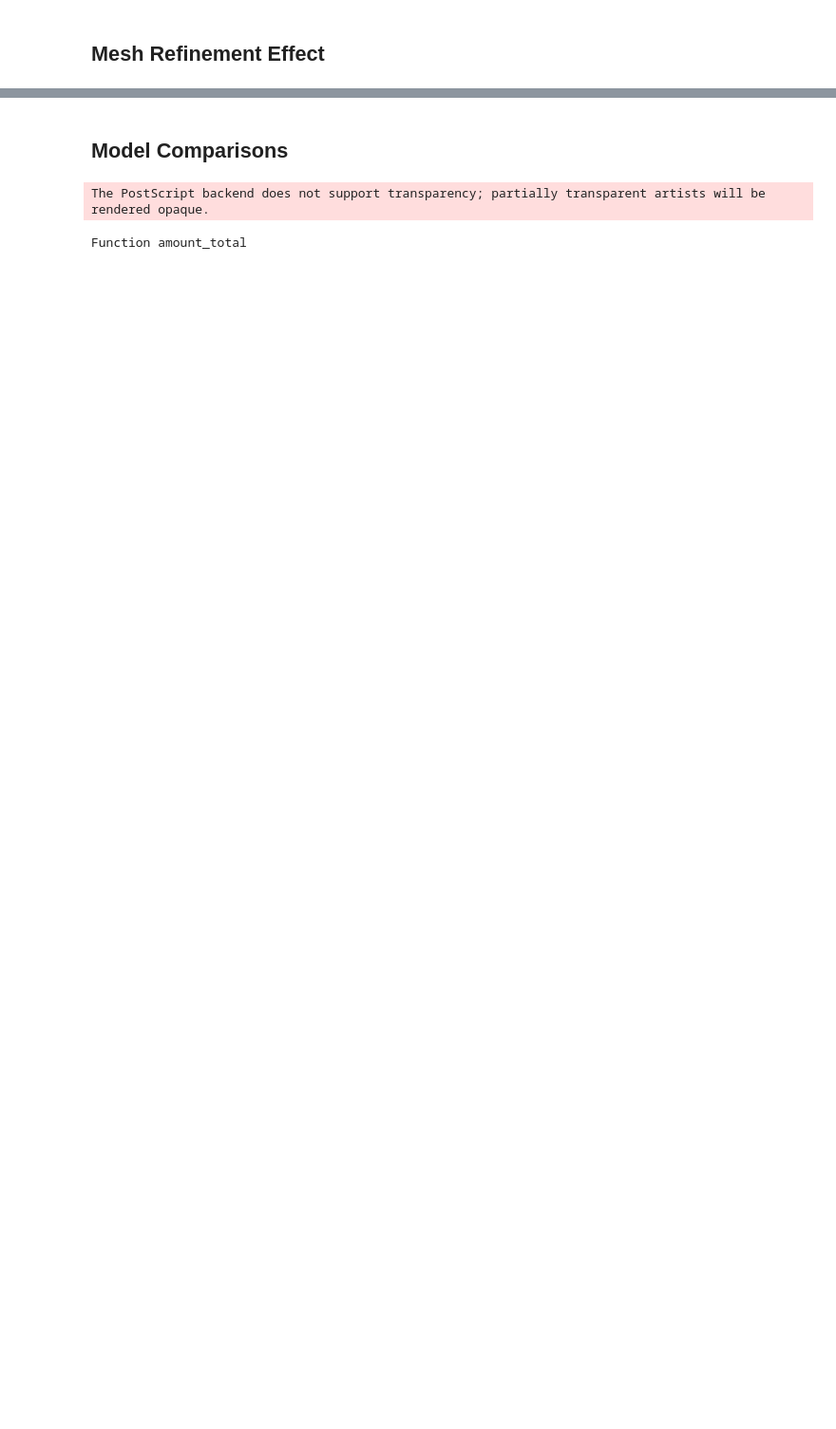
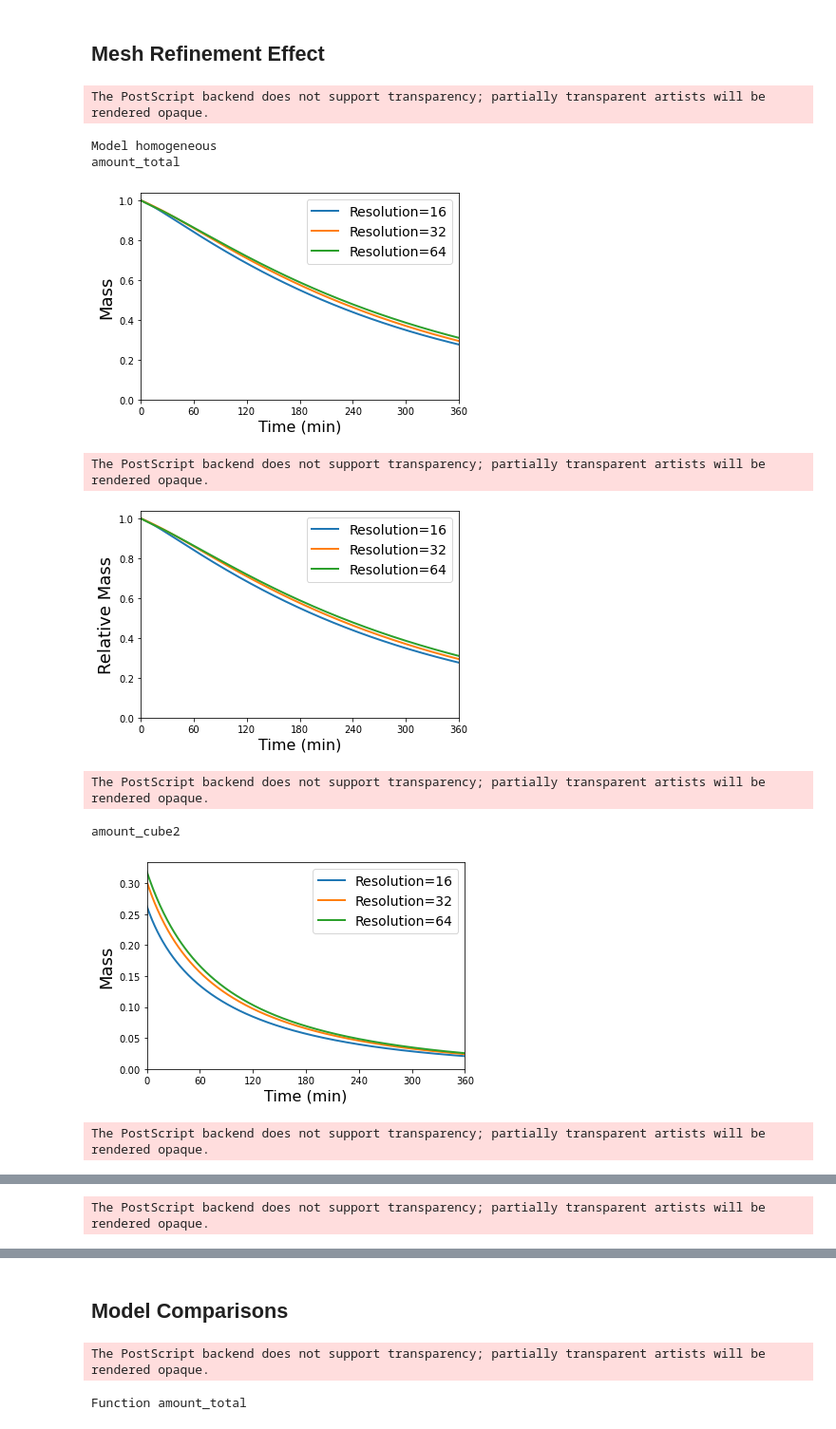
Before and after one commit to jorgenriseth/multirat, a Jupyter notebook: notebooks/Visualization and Measurements.ipynb, the cells around one changed output, grey strips where cells are left out. Shown at 95% size. Cells and saved outputs as stored; diff of their text form; code cells hidden in the pictures; blank space fills up the shorter version.

```diff
--- a/notebooks/Visualization and Measurements.ipynb
+++ b/notebooks/Visualization and Measurements.ipynb
@@ -156,24 +164,40 @@ The PostScript backend does not support transparency; partially transparent arti
 # %%
-def plot_varying_resolution(funcname, model, resolutions=None):
-    if resolutions is None:
-        resolutions = [8, 16, 32, 64]
-
+def plot_varying_resolution(resolutions, funcname, model, dt):
     fig, ax = plt.subplots()
     for res in resolutions:
-        time = times[model][res]
-        plot_wrapper(time, values[model][res][funcname], relative=False, label=f'Res {res}', ax=ax)
-    plt.legend()
-    plt.savefig(f"../results/figures/inulin-diffusion-resolutions-{model}-{funcname}-{hours}hours-absolute.png", bbox_inches="tight")
-    plt.savefig(f"../results/figures/inulin-diffusion-resolutions-{model}-{funcname}-{hours}hours-absolute.eps",  format='eps', bbox_inches="tight")
-
+        time = times[(model, res, dt)]
+        plot_wrapper(time, values[(model, res, dt, funcname)], dt, relative=False, label=f'Resolution={res}', ax=ax)
+        plt.ylabel(function_ylabels[funcname], fontsize=18)
+    plt.legend(fontsize=14)
+    plt.savefig(f"{RESULTS_DIR}/figures/inulin-diffusion-resolutions-{model}-{funcname}-dt{dt}-{hours}hours-absolute.png", bbox_inches="tight")
+    plt.savefig(f"{RESULTS_DIR}/figures/eps/inulin-diffusion-resolutions-{model}-{funcname}-dt{dt}-{hours}hours-absolute.eps", format='eps', bbox_inches="tight")
     plt.show()
 
 
     fig, ax = plt.subplots()
     for res in resolutions:
-        time = times[model][res]
-        plot_wrapper(time, values[model][res][funcname], relative=True, label=f'Res {res}', ax=ax)#     plt.xlim(0, hours * 60)
-    plt.legend()
-    plt.savefig(f"../results/figures/inulin-diffusion-resolutions-{model}-{funcname}-{hours}hours-relative.png", bbox_inches="tight")
-    plt.savefig(f"../results/figures/inulin-diffusion-resolutions-{model}-{funcname}-{hours}hours-relative.eps", format='eps', bbox_inches="tight")
+        time = times[(model, res, dt)]
+        plot_wrapper(time, values[(model, res, dt, funcname)], dt, relative=True, label=f'Resolution={res}', ax=ax)
+        plt.ylabel("Relative " + function_ylabels[funcname], fontsize=18)
+    plt.legend(fontsize=14)
+    plt.savefig(f"../results/figures/inulin-diffusion-resolutions-{model}-{funcname}-dt{dt}-{hours}hours-relative.png", bbox_inches="tight")
+    plt.savefig(f"../results/figures/eps/inulin-diffusion-resolutions-{model}-{funcname}-dt{dt}-{hours}hours-relative.eps", format='eps', bbox_inches="tight")
     plt.show()
+
+for model in models:
+    print("Model", model)
+    for func in ["amount_total", "amount_cube2", "concentration_injection"]:
+        print(func)
+        plot_varying_resolution([16, 32, 64], func, model, dt=60)
+    print("=" * 80)
+# %% [output]
+The PostScript backend does not support transparency; partially transparent artists will be rendered opaque.
+Model homogeneous
+amount_total
+[figure, added]
+The PostScript backend does not support transparency; partially transparent artists will be rendered opaque.
+[figure, added]
+The PostScript backend does not support transparency; partially transparent artists will be rendered opaque.
+amount_cube2
+[figure, added]
+The PostScript backend does not support transparency; partially transparent artists will be rendered opaque.
@@ -179,0 +205 @@ def plot_varying_resolution(funcname, model, resolutions=None):
+The PostScript backend does not support transparency; partially transparent artists will be rendered opaque.
```
Also changed, not shown: parts of 13 cells of this notebook, 11 other files.
